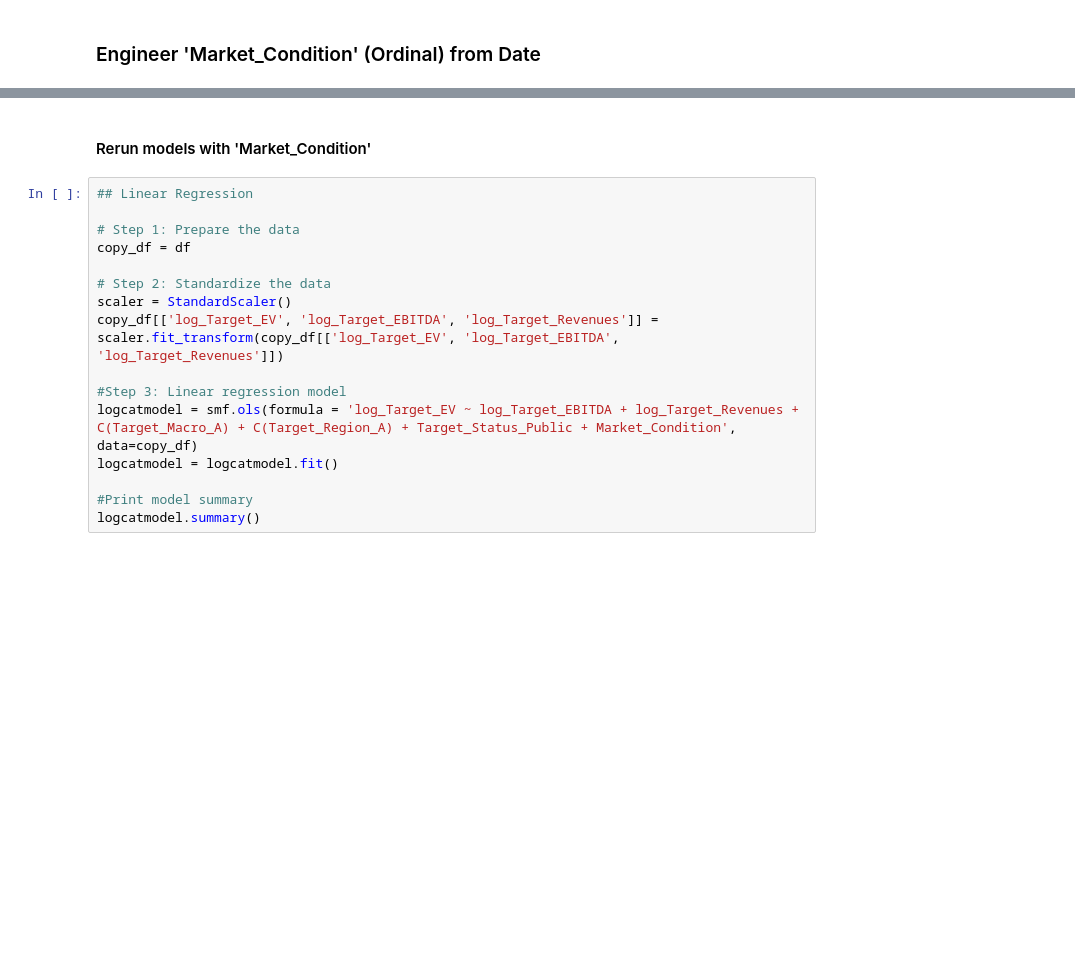
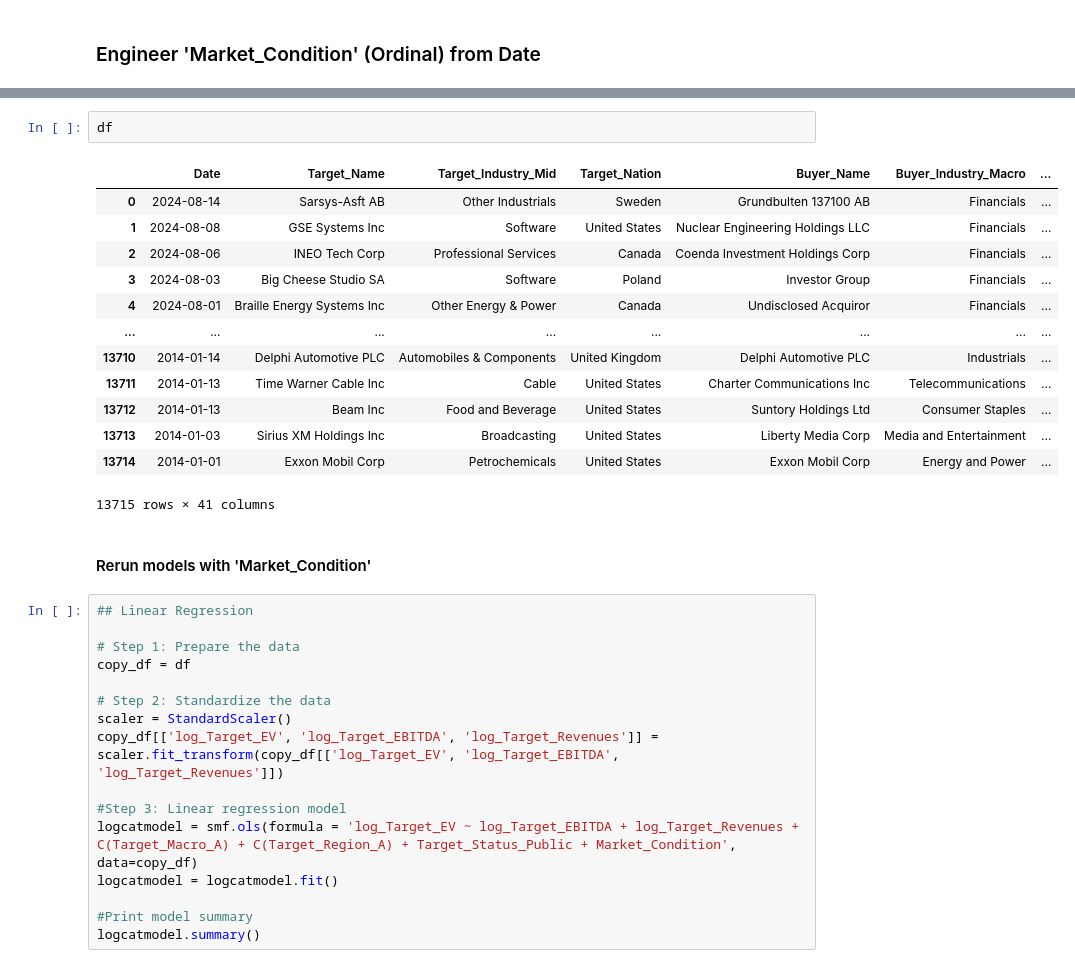
Before and after one commit to georgylevin27/ValTool, a Jupyter notebook: notebooks/main_notebook_copy_copy2(wed 1600).ipynb, the cells around one changed output, grey strips where cells are left out. Cells and saved outputs as stored; diff of their text form; blank space fills up the shorter version.

```diff
--- a/notebooks/main_notebook_copy_copy2(wed 1600).ipynb
+++ b/notebooks/main_notebook_copy_copy2(wed 1600).ipynb
@@ -582,3 +612,19 @@ print(q1, q2, q3)
+# %%
+df
+# %% [output]
+|  | Date | Target_Name | Target_Industry_Mid | Target_Nation | Buyer_Name | Buyer_Industry_Macro | ... |
+| 0 | 2024-08-14 | Sarsys-Asft AB | Other Industrials | Sweden | Grundbulten 137100 AB | Financials | ... |
+| 1 | 2024-08-08 | GSE Systems Inc | Software | United States | Nuclear Engineering Holdings LLC | Financials | ... |
+| 2 | 2024-08-06 | INEO Tech Corp | Professional Services | Canada | Coenda Investment Holdings Corp | Financials | ... |
+| 3 | 2024-08-03 | Big Cheese Studio SA | Software | Poland | Investor Group | Financials | ... |
+| 4 | 2024-08-01 | Braille Energy Systems Inc | Other Energy & Power | Canada | Undisclosed Acquiror | Financials | ... |
+| ... | ... | ... | ... | ... | ... | ... | ... |
+| 13710 | 2014-01-14 | Delphi Automotive PLC | Automobiles & Components | United Kingdom | Delphi Automotive PLC | Industrials | ... |
+| 13711 | 2014-01-13 | Time Warner Cable Inc | Cable | United States | Charter Communications Inc | Telecommunications | ... |
+| 13712 | 2014-01-13 | Beam Inc | Food and Beverage | United States | Suntory Holdings Ltd | Consumer Staples | ... |
+| 13713 | 2014-01-03 | Sirius XM Holdings Inc | Broadcasting | United States | Liberty Media Corp | Media and Entertainment | ... |
+| 13714 | 2014-01-01 | Exxon Mobil Corp | Petrochemicals | United States | Exxon Mobil Corp | Energy and Power | ... |
+13715 rows × 41 columns
 # %% [markdown]
 #### Rerun models with 'Market_Condition'
 # %%
```
Also changed, not shown: parts of 40 cells of this notebook, 17 other files.
